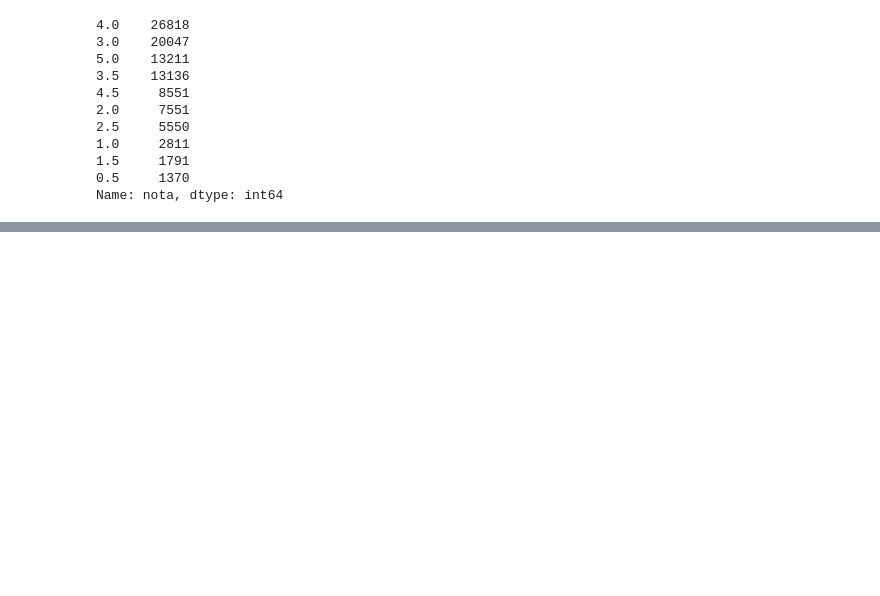
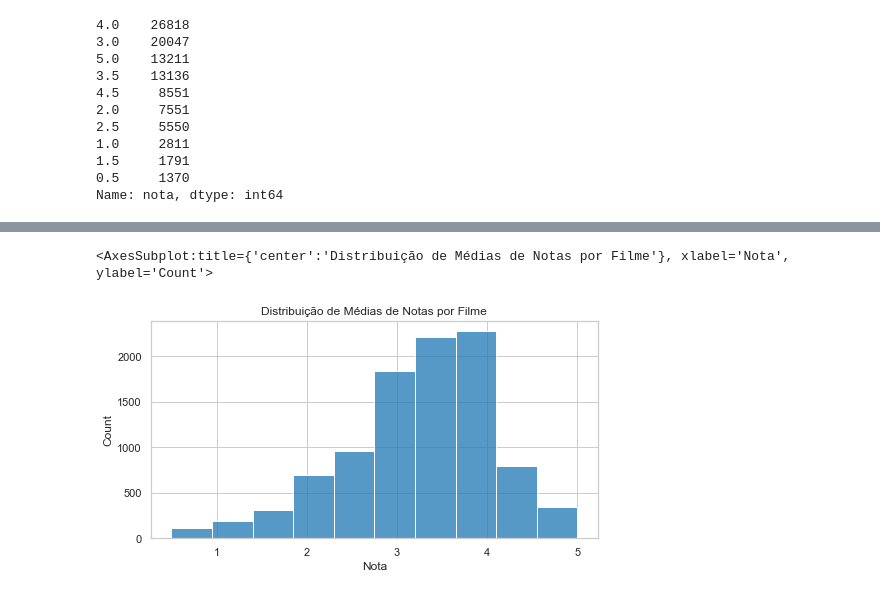
Before and after one commit to juancostaa/Alura-Data-Science-Studies, a Jupyter notebook: introducao-a-data-science-aula0/Alura-DataScience.ipynb, the cells around one changed output, grey strips where cells are left out. Cells and saved outputs as stored; diff of their text form; code cells hidden in the pictures; blank space fills up the shorter version.

```diff
--- a/introducao-a-data-science-aula0/Alura-DataScience.ipynb
+++ b/introducao-a-data-science-aula0/Alura-DataScience.ipynb
@@ -68,0 +161,3 @@ ratings['nota'].mean()
+# %%
+medias_por_filme=ratings.groupby('filmeId')['nota'].mean()
+medias_por_filme.head()
@@ -68,0 +172,10 @@ ratings['nota'].mean()
+# %%
+sns.set_style("whitegrid")
+sns.set_context("notebook")
+plt.figure(figsize=(8,4))
+plt.title("Distribuição de Médias de Notas por Filme")
+plt.xlabel("Nota")
+sns.histplot(data=medias_por_filme, bins=10)
+# %% [output]
+<AxesSubplot:title={'center':'Distribuição de Médias de Notas por Filme'}, xlabel='Nota', ylabel='Count'>
+[figure, added]
```
Also changed, not shown: parts of 19 cells of this notebook.
